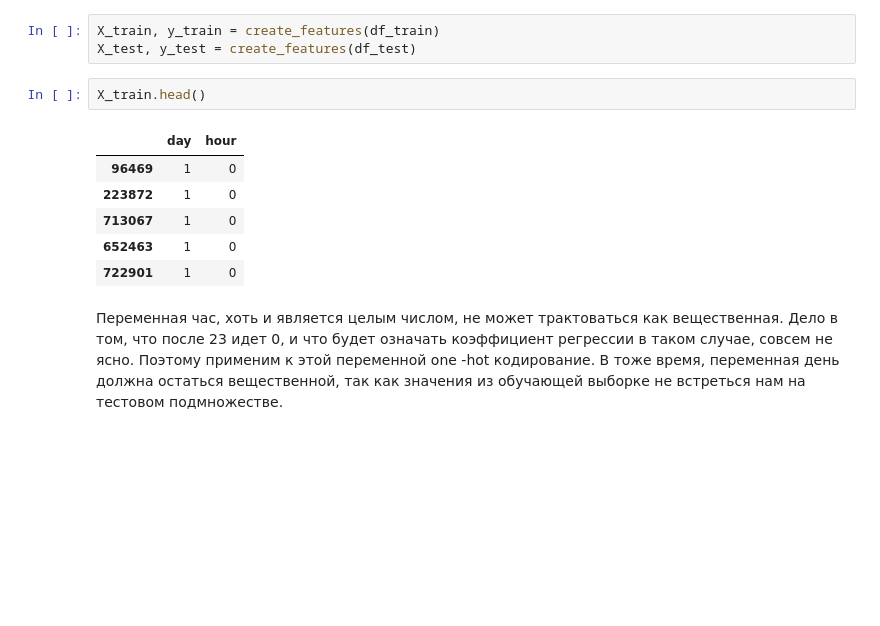
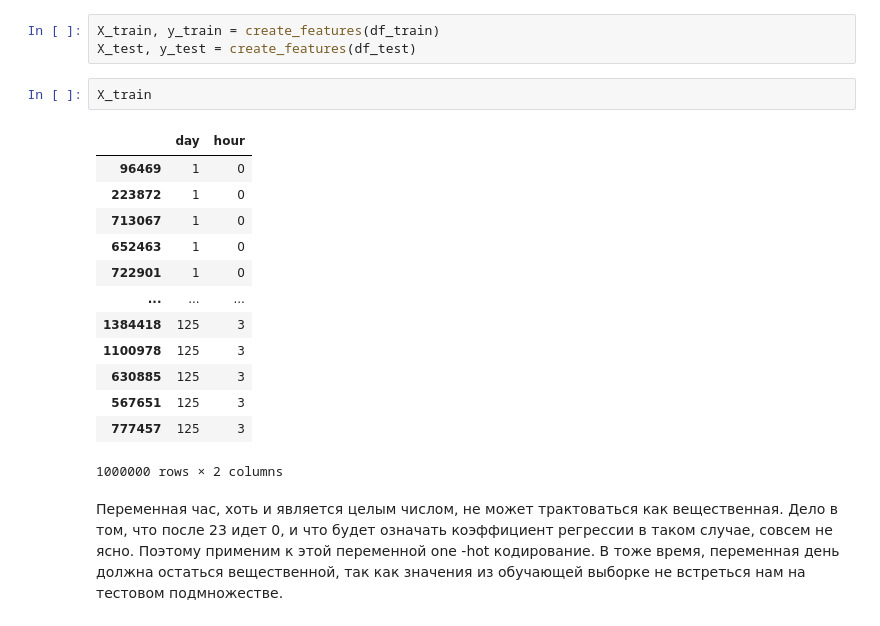
Before and after one commit to matteoxpo/DataScienceStudy, a Jupyter notebook: SHE/machine learning/LinearRegression/practice/2_LinearRegression_Screencast_new.ipynb, the cells around one changed output. Saved outputs shown, nothing was run; the diff lists cells and outputs as text; blank space fills up the shorter version.

```diff
--- a/SHE/machine learning/LinearRegression/practice/2_LinearRegression_Screencast_new.ipynb
+++ b/SHE/machine learning/LinearRegression/practice/2_LinearRegression_Screencast_new.ipynb
@@ -160,14 +136,21 @@ def create_features(data_frame):
 X_train, y_train = create_features(df_train)
 X_test, y_test = create_features(df_test)
 # %%
-X_train.head()
+X_train
 # %% [output]
 |  | day | hour |
 | 96469 | 1 | 0 |
 | 223872 | 1 | 0 |
 | 713067 | 1 | 0 |
 | 652463 | 1 | 0 |
 | 722901 | 1 | 0 |
+| ... | ... | ... |
+| 1384418 | 125 | 3 |
+| 1100978 | 125 | 3 |
+| 630885 | 125 | 3 |
+| 567651 | 125 | 3 |
+| 777457 | 125 | 3 |
+1000000 rows × 2 columns
 # %% [markdown]
 Переменная час, хоть и является целым числом, не может трактоваться как вещественная. Дело в том, что после 23 идет 0, и что будет означать коэффициент регрессии в таком случае, совсем не ясно. Поэтому применим к этой переменной one -hot кодирование. В тоже время, переменная день должна остаться вещественной, так как значения из обучающей выборке не встреться нам на тестовом подмножестве.
 # %%
```
Also changed, not shown: parts of 10 cells of this notebook, 1 other file.
